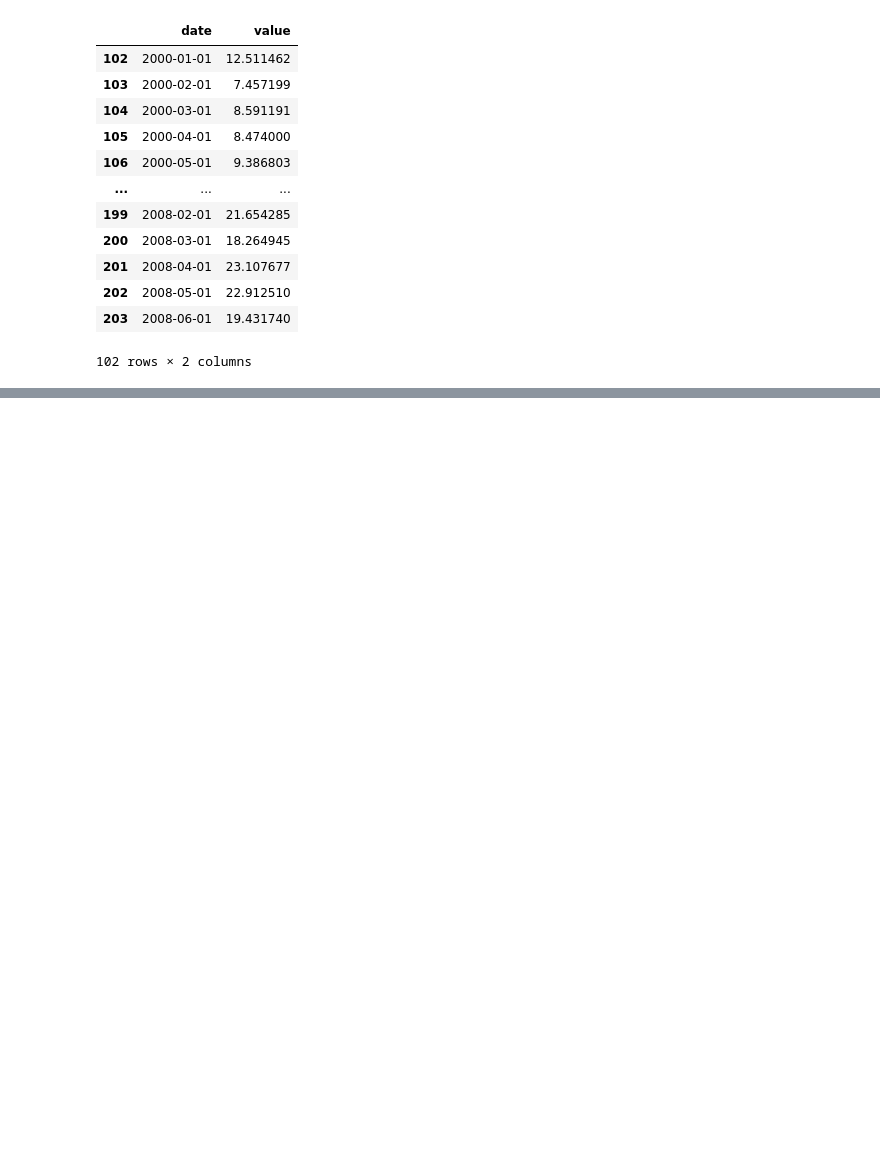
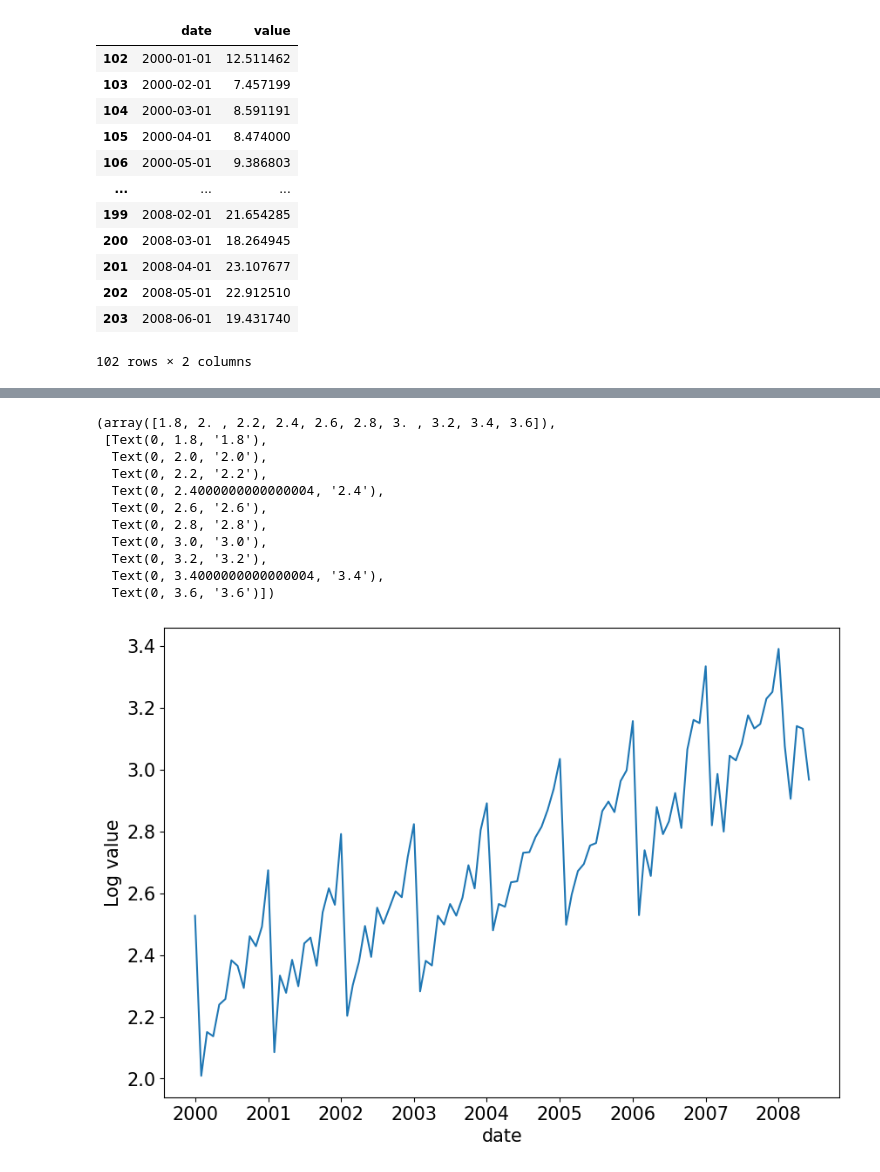
Before and after one commit to lhduc94/timeseries, a Jupyter notebook: notebooks/read_data.ipynb, the cells around one changed output, grey strips where cells are left out. Drawn from its saved outputs; the diff is of its cells as text; code cells hidden in the pictures; blank space fills up the shorter version.

```diff
--- a/notebooks/read_data.ipynb
+++ b/notebooks/read_data.ipynb
@@ -150,0 +154,20 @@ plt.yticks(fontsize=15)
+# %%
+plt.figure(figsize=(10,7))
+sns.lineplot(x='date', y='value', data=df[df.date>=pd.to_datetime('2000-01-01')])
+plt.xlabel('date',fontsize=15)
+plt.ylabel('Log value',fontsize=15)
+plt.xticks(fontsize=15)
+plt.yticks(fontsize=15)
+# %% [output]
+(array([1.8, 2. , 2.2, 2.4, 2.6, 2.8, 3. , 3.2, 3.4, 3.6]),
+ [Text(0, 1.8, '1.8'),
+  Text(0, 2.0, '2.0'),
+  Text(0, 2.2, '2.2'),
+  Text(0, 2.4000000000000004, '2.4'),
+  Text(0, 2.6, '2.6'),
+  Text(0, 2.8, '2.8'),
+  Text(0, 3.0, '3.0'),
+  Text(0, 3.2, '3.2'),
+  Text(0, 3.4000000000000004, '3.4'),
+  Text(0, 3.6, '3.6')])
+[figure, added]
```
Also changed, not shown: parts of 2 cells of this notebook, 20 other files.
